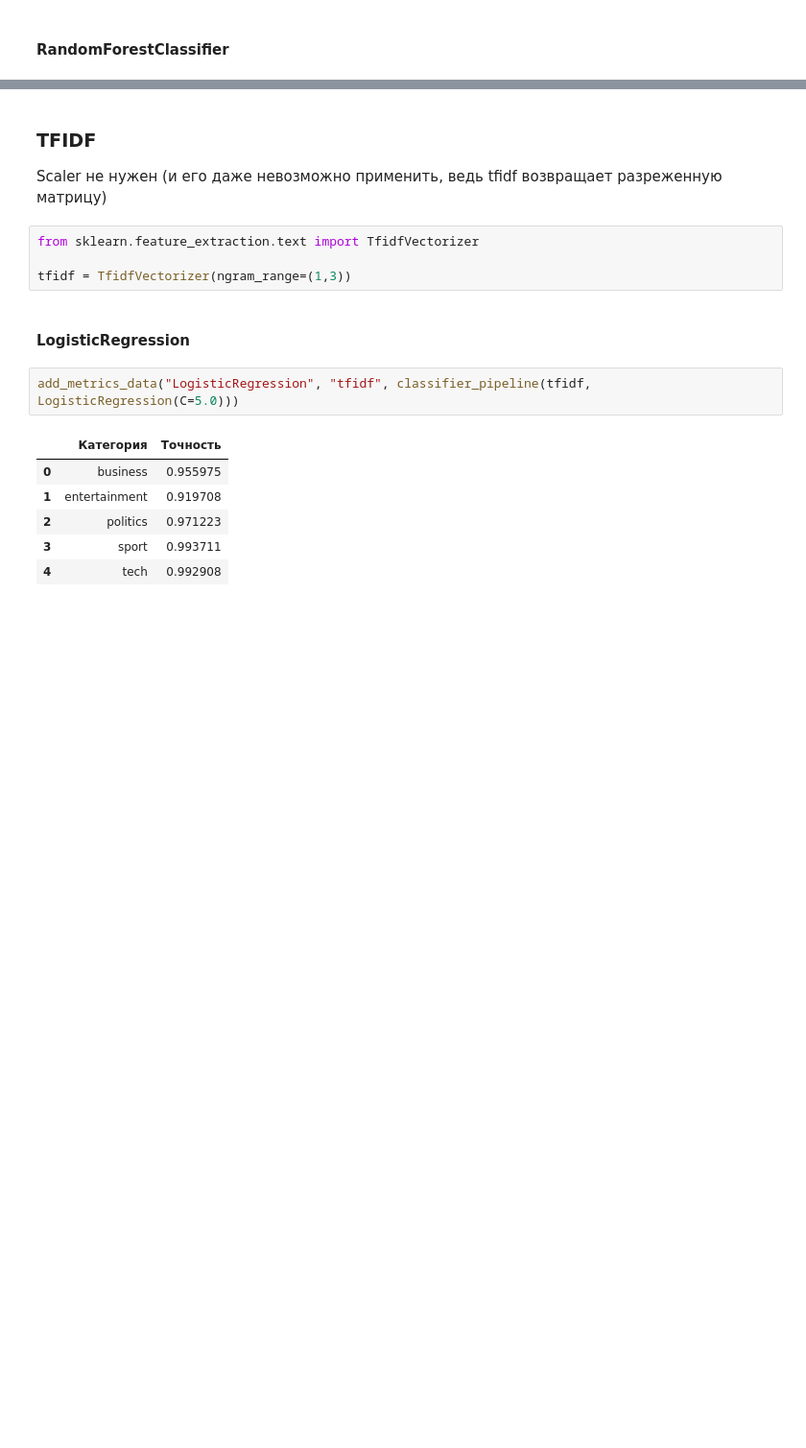
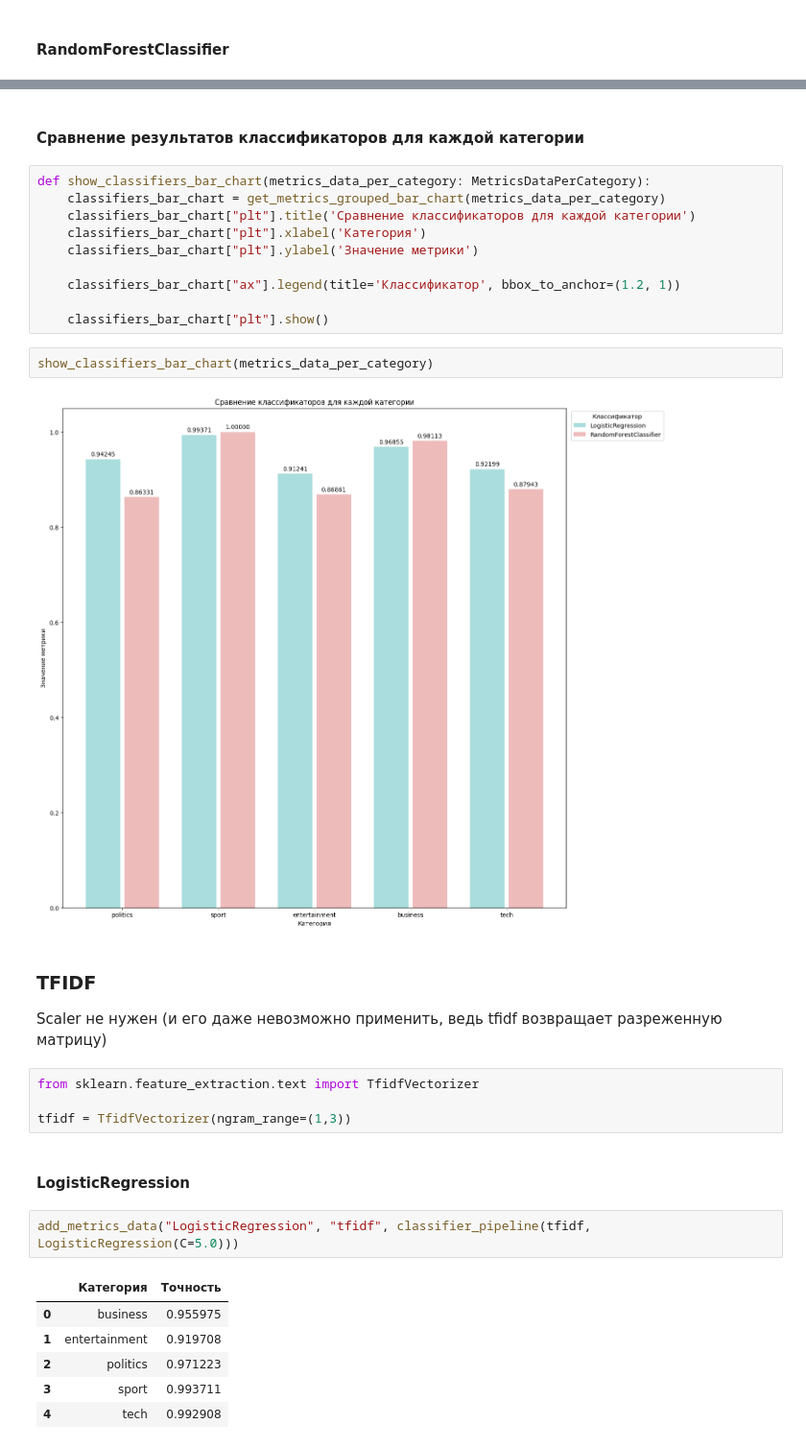
Before and after one commit to DeadlySquad13/t5-2-MachineLearningMethods__, a Jupyter notebook: src/control_work2@text_classification/main.ipynb, the cells around one changed output, grey strips where cells are left out. Shown at 96% size. Drawn from its saved outputs; the diff is of its cells as text; blank space fills up the shorter version.

```diff
--- a/src/control_work2@text_classification/main.ipynb
+++ b/src/control_work2@text_classification/main.ipynb
@@ -335,3 +368,19 @@ add_metrics_data("RandomForestClassifier", "count vectorizer", classifier_pipeli
+# %% [markdown]
+#### Сравнение результатов классификаторов для каждой категории
+# %%
+def show_classifiers_bar_chart(metrics_data_per_category: MetricsDataPerCategory):
+    classifiers_bar_chart = get_metrics_grouped_bar_chart(metrics_data_per_category)
+    classifiers_bar_chart["plt"].title('Сравнение классификаторов для каждой категории')
+    classifiers_bar_chart["plt"].xlabel('Категория')
+    classifiers_bar_chart["plt"].ylabel('Значение метрики')
+
+    classifiers_bar_chart["ax"].legend(title='Классификатор', bbox_to_anchor=(1.2, 1))
+
+    classifiers_bar_chart["plt"].show()
+# %%
+show_classifiers_bar_chart(metrics_data_per_category)
+# %% [output]
+[figure, added]
 # %% [markdown]
 ### TFIDF
 Scaler не нужен (и его даже невозможно применить, ведь tfidf возвращает
```
Also changed, not shown: parts of 14 cells of this notebook, 2 other files.
